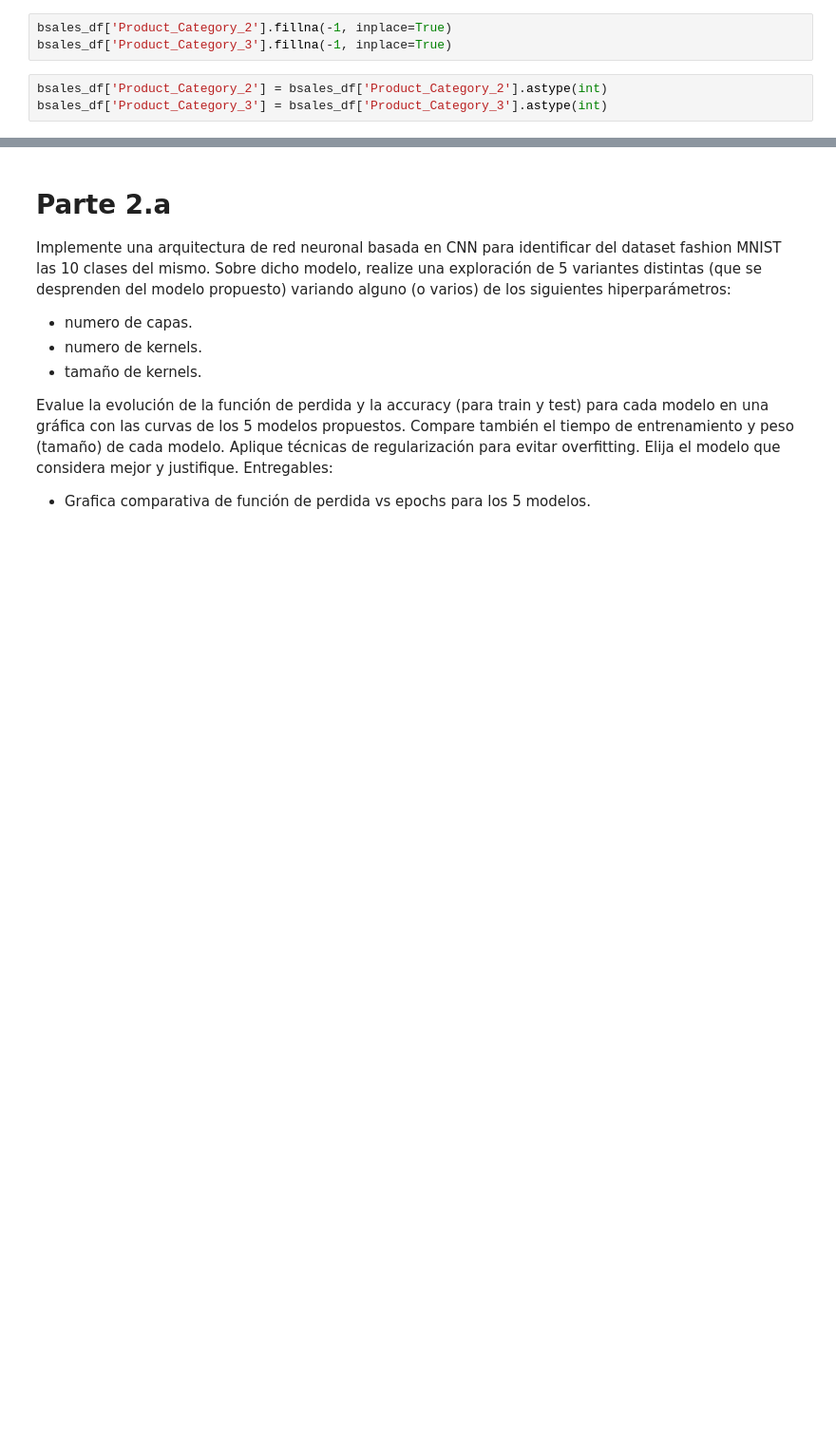
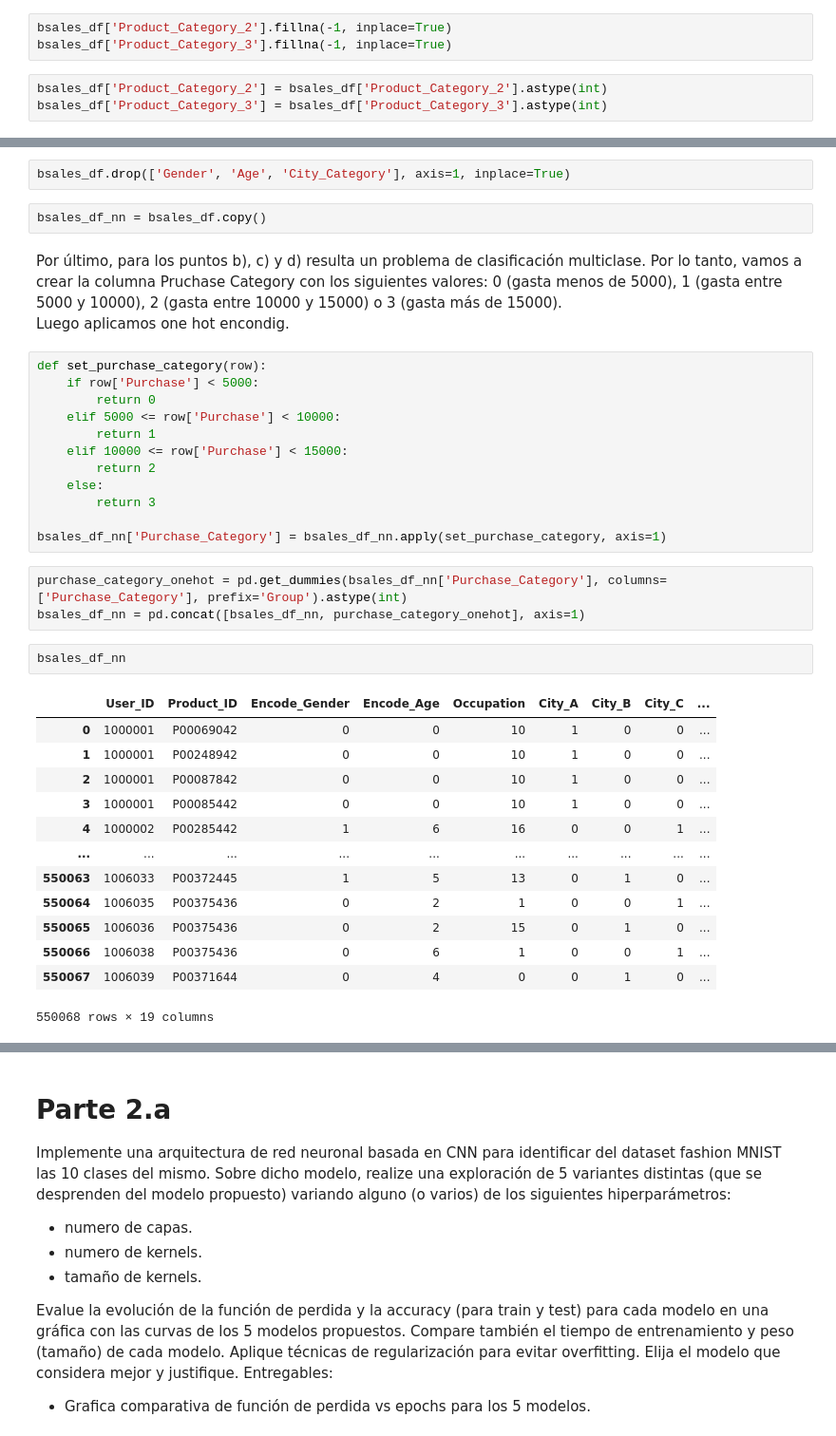
Before and after one commit to vasconcelosfer/DeepLearning, a Jupyter notebook: Deep_Learning_TP_Cohorte_16_4B2024.ipynb, the cells around one changed output, grey strips where cells are left out. Shown at 95% size. Saved outputs shown, nothing was run; the diff lists cells and outputs as text; blank space fills up the shorter version.

```diff
--- a/Deep_Learning_TP_Cohorte_16_4B2024.ipynb
+++ b/Deep_Learning_TP_Cohorte_16_4B2024.ipynb
@@ -218,0 +219,38 @@ bsales_df['Product_Category_3'] = bsales_df['Product_Category_3'].astype(int)
+# %%
+bsales_df.drop(['Gender', 'Age', 'City_Category'], axis=1, inplace=True)
+# %%
+bsales_df_nn = bsales_df.copy()
+# %% [markdown]
+Por último, para los puntos b), c) y d) resulta un problema de clasificación multiclase. Por lo tanto, vamos a crear la columna Pruchase Category con los siguientes valores: 0 (gasta menos de 5000), 1 (gasta entre 5000 y 10000), 2 (gasta entre 10000 y 15000) o 3 (gasta más de 15000).
+Luego aplicamos one hot encondig.
+# %%
+def set_purchase_category(row):
+    if row['Purchase'] < 5000:
+        return 0
+    elif 5000 <= row['Purchase'] < 10000:
+        return 1
+    elif 10000 <= row['Purchase'] < 15000:
+        return 2
+    else:
+        return 3
+
+bsales_df_nn['Purchase_Category'] = bsales_df_nn.apply(set_purchase_category, axis=1)
+# %%
+purchase_category_onehot = pd.get_dummies(bsales_df_nn['Purchase_Category'], columns=['Purchase_Category'], prefix='Group').astype(int)
+bsales_df_nn = pd.concat([bsales_df_nn, purchase_category_onehot], axis=1)
+# %%
+bsales_df_nn
+# %% [output]
+|  | User_ID | Product_ID | Encode_Gender | Encode_Age | Occupation | City_A | City_B | City_C | ... |
+| 0 | 1000001 | P00069042 | 0 | 0 | 10 | 1 | 0 | 0 | ... |
+| 1 | 1000001 | P00248942 | 0 | 0 | 10 | 1 | 0 | 0 | ... |
+| 2 | 1000001 | P00087842 | 0 | 0 | 10 | 1 | 0 | 0 | ... |
+| 3 | 1000001 | P00085442 | 0 | 0 | 10 | 1 | 0 | 0 | ... |
+| 4 | 1000002 | P00285442 | 1 | 6 | 16 | 0 | 0 | 1 | ... |
+| ... | ... | ... | ... | ... | ... | ... | ... | ... | ... |
+| 550063 | 1006033 | P00372445 | 1 | 5 | 13 | 0 | 1 | 0 | ... |
+| 550064 | 1006035 | P00375436 | 0 | 2 | 1 | 0 | 0 | 1 | ... |
+| 550065 | 1006036 | P00375436 | 0 | 2 | 15 | 0 | 1 | 0 | ... |
+| 550066 | 1006038 | P00375436 | 0 | 6 | 1 | 0 | 0 | 1 | ... |
+| 550067 | 1006039 | P00371644 | 0 | 4 | 0 | 0 | 1 | 0 | ... |
+550068 rows × 19 columns
```
Also changed, not shown: parts of 18 cells of this notebook.
